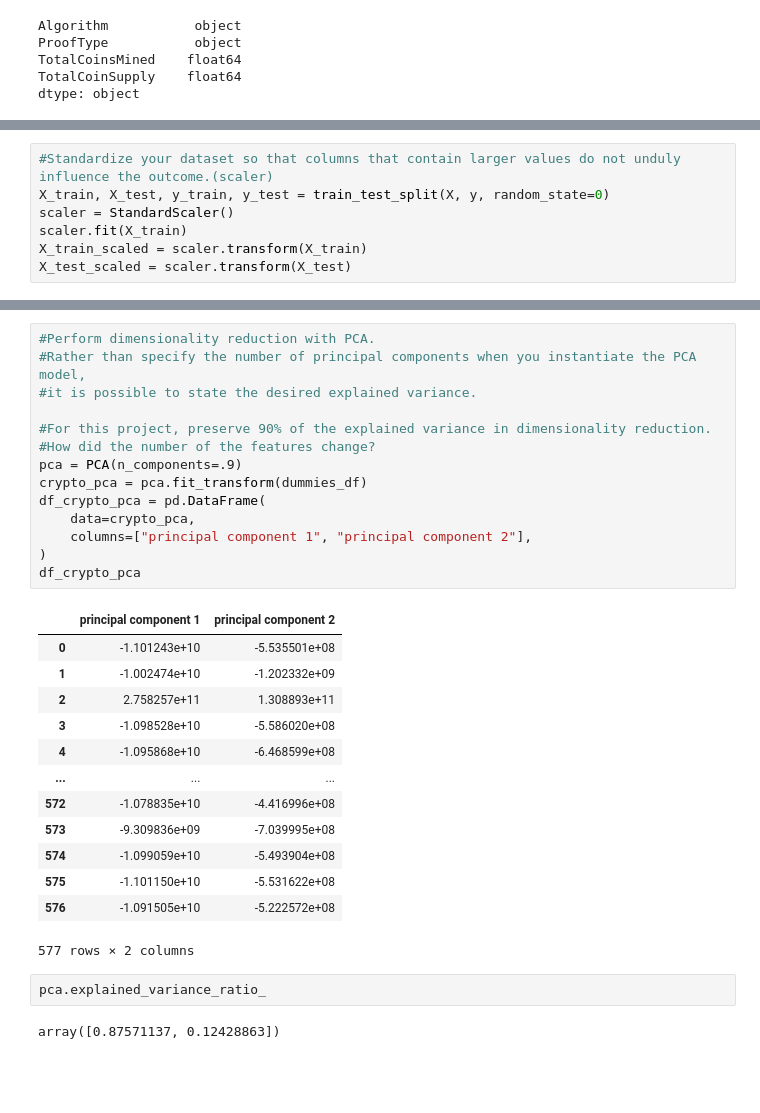
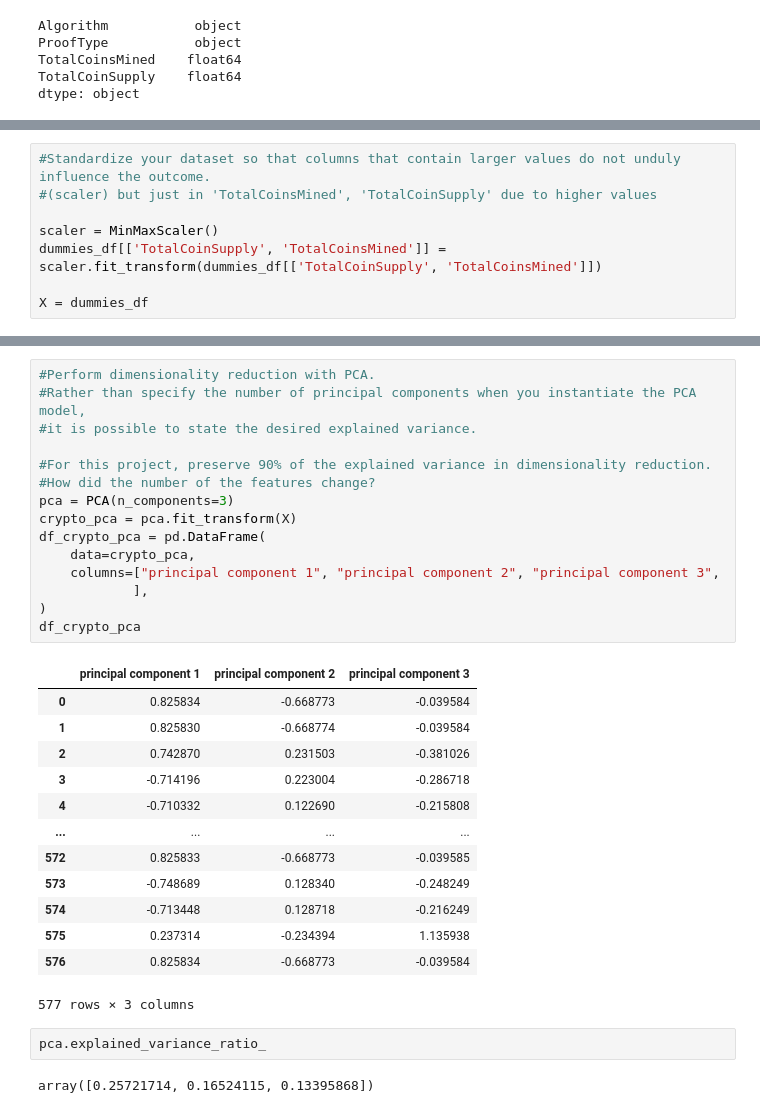
Before and after one commit to mandie021/Cryptocurrency_Clusters, a Jupyter notebook: cryptocurrency_clusters.ipynb, the cells around one changed output, grey strips where cells are left out. Saved outputs shown, nothing was run; the diff lists cells and outputs as text; blank space fills up the shorter version.

```diff
--- a/cryptocurrency_clusters.ipynb
+++ b/cryptocurrency_clusters.ipynb
@@ -180,7 +186,8 @@ y = dummies_df['TotalCoinSupply']
 # %%
-#Standardize your dataset so that columns that contain larger values do not unduly influence the outcome.(scaler)
-X_train, X_test, y_train, y_test = train_test_split(X, y, random_state=0)
-scaler = StandardScaler()
-scaler.fit(X_train)
-X_train_scaled = scaler.transform(X_train)
-X_test_scaled = scaler.transform(X_test)
+#Standardize your dataset so that columns that contain larger values do not unduly influence the outcome.
+#(scaler) but just in 'TotalCoinsMined', 'TotalCoinSupply' due to higher values
+
+scaler = MinMaxScaler()
+dummies_df[['TotalCoinSupply', 'TotalCoinsMined']] = scaler.fit_transform(dummies_df[['TotalCoinSupply', 'TotalCoinsMined']])
+
+X = dummies_df
@@ -190,35 +208,36 @@ X_test_scaled = scaler.transform(X_test)
 # %%
 #Perform dimensionality reduction with PCA.
 #Rather than specify the number of principal components when you instantiate the PCA model,
 #it is possible to state the desired explained variance.
 
 #For this project, preserve 90% of the explained variance in dimensionality reduction.
 #How did the number of the features change?
-pca = PCA(n_components=.9)
-crypto_pca = pca.fit_transform(dummies_df)
+pca = PCA(n_components=3)
+crypto_pca = pca.fit_transform(X)
 df_crypto_pca = pd.DataFrame(
     data=crypto_pca,
-    columns=["principal component 1", "principal component 2"],
+    columns=["principal component 1", "principal component 2", "principal component 3",
+            ],
 )
 df_crypto_pca
 # %% [output]
-|  | principal component 1 | principal component 2 |
-| 0 | -1.101243e+10 | -5.535501e+08 |
-| 1 | -1.002474e+10 | -1.202332e+09 |
-| 2 | 2.758257e+11 | 1.308893e+11 |
-| 3 | -1.098528e+10 | -5.586020e+08 |
-| 4 | -1.095868e+10 | -6.468599e+08 |
-| ... | ... | ... |
-| 572 | -1.078835e+10 | -4.416996e+08 |
-| 573 | -9.309836e+09 | -7.039995e+08 |
-| 574 | -1.099059e+10 | -5.493904e+08 |
-| 575 | -1.101150e+10 | -5.531622e+08 |
-| 576 | -1.091505e+10 | -5.222572e+08 |
+|  | principal component 1 | principal component 2 | principal component 3 |
+| 0 | 0.825834 | -0.668773 | -0.039584 |
+| 1 | 0.825830 | -0.668774 | -0.039584 |
+| 2 | 0.742870 | 0.231503 | -0.381026 |
+| 3 | -0.714196 | 0.223004 | -0.286718 |
+| 4 | -0.710332 | 0.122690 | -0.215808 |
+| ... | ... | ... | ... |
+| 572 | 0.825833 | -0.668773 | -0.039585 |
+| 573 | -0.748689 | 0.128340 | -0.248249 |
+| 574 | -0.713448 | 0.128718 | -0.216249 |
+| 575 | 0.237314 | -0.234394 | 1.135938 |
+| 576 | 0.825834 | -0.668773 | -0.039584 |
-577 rows × 2 columns
+577 rows × 3 columns
-# %%
-pca.explained_variance_ratio_
-# %% [output]
-array([0.87571137, 0.12428863])
+# %%
+pca.explained_variance_ratio_
+# %% [output]
+array([0.25721714, 0.16524115, 0.13395868])
 # %%
 #Next, further reduce the dataset dimensions with t-SNE and visually inspect the results.
 #In order to accomplish this task, run t-SNE on the principal components: the output of the PCA transformation.
```
Also changed, not shown: parts of 16 cells of this notebook.
